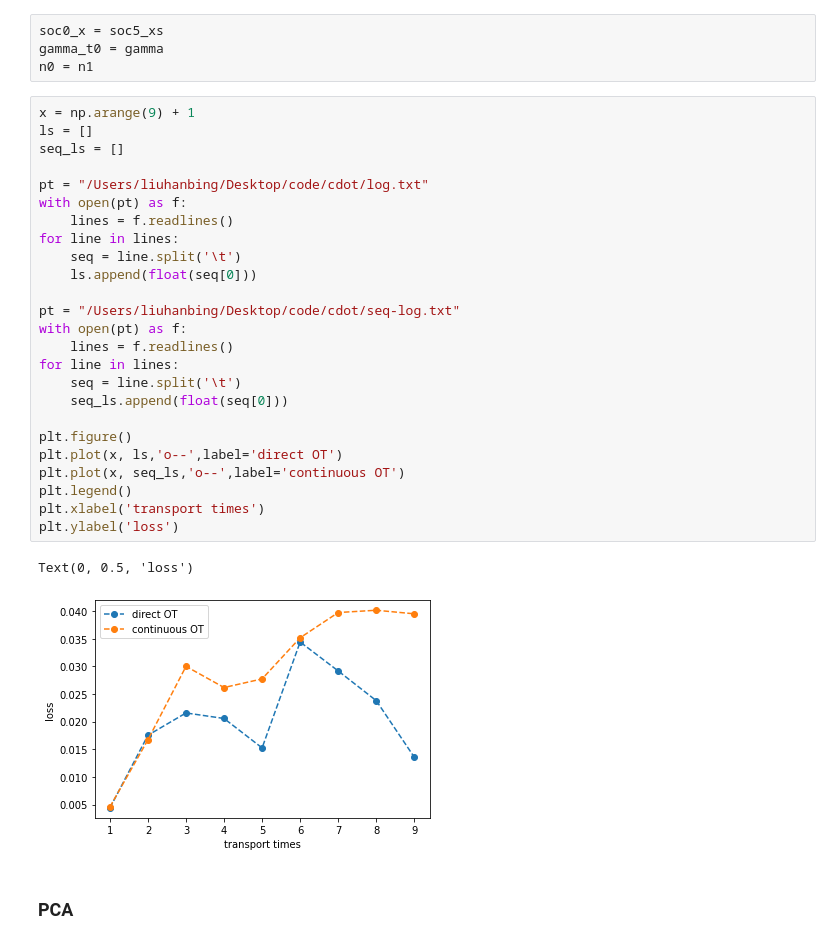
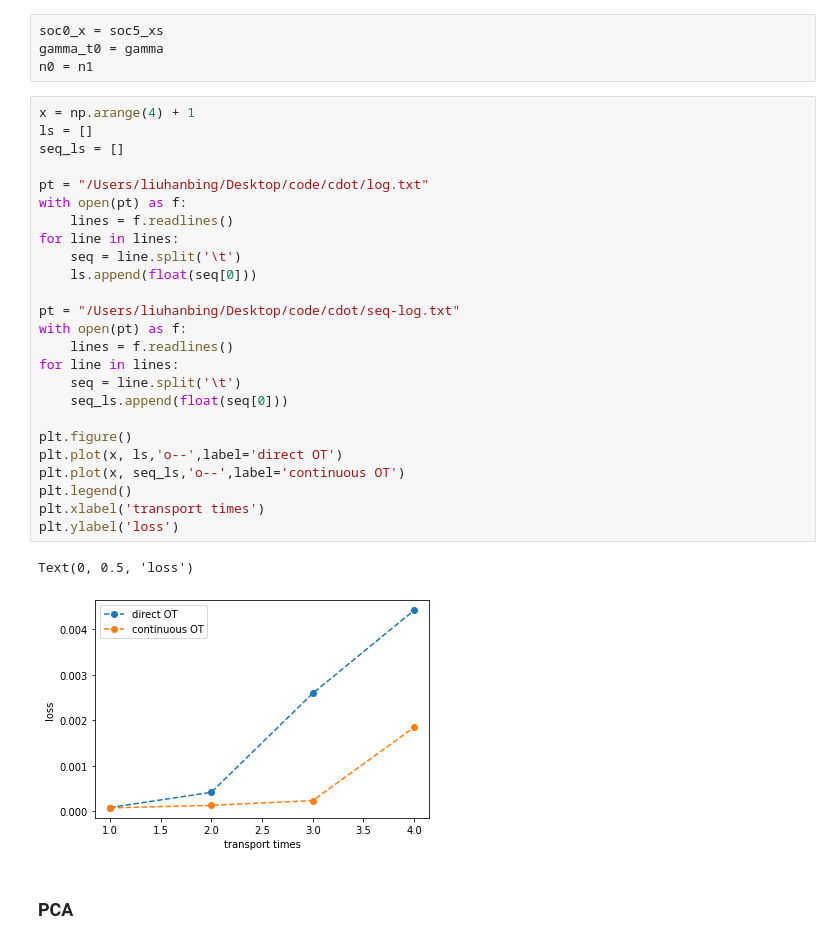
Before and after one commit to hbing-l/cdot, a Jupyter notebook: cdot-update.ipynb, the cells around one changed output. Drawn from its saved outputs; the diff is of its cells as text.

```diff
--- a/cdot-update.ipynb
+++ b/cdot-update.ipynb
@@ -204,33 +213,33 @@ soc0_x = soc5_xs
 gamma_t0 = gamma
 n0 = n1
 # %%
-x = np.arange(9) + 1
+x = np.arange(4) + 1
 ls = []
 seq_ls = []
 
 pt = "/Users/liuhanbing/Desktop/code/cdot/log.txt"
 with open(pt) as f:
     lines = f.readlines()
 for line in lines:
     seq = line.split('\t')
     ls.append(float(seq[0]))
 
 pt = "/Users/liuhanbing/Desktop/code/cdot/seq-log.txt"
 with open(pt) as f:
     lines = f.readlines()
 for line in lines:
     seq = line.split('\t')
     seq_ls.append(float(seq[0]))
 
 plt.figure()
 plt.plot(x, ls,'o--',label='direct OT')
 plt.plot(x, seq_ls,'o--',label='continuous OT')
 plt.legend()
 plt.xlabel('transport times')
 plt.ylabel('loss')
 # %% [output]
 Text(0, 0.5, 'loss')
-[figure, old version]
+[figure, new version]
 # %% [markdown]
 ### PCA
 # %%
```
Also changed, not shown: parts of 6 cells of this notebook, 7 other files.
